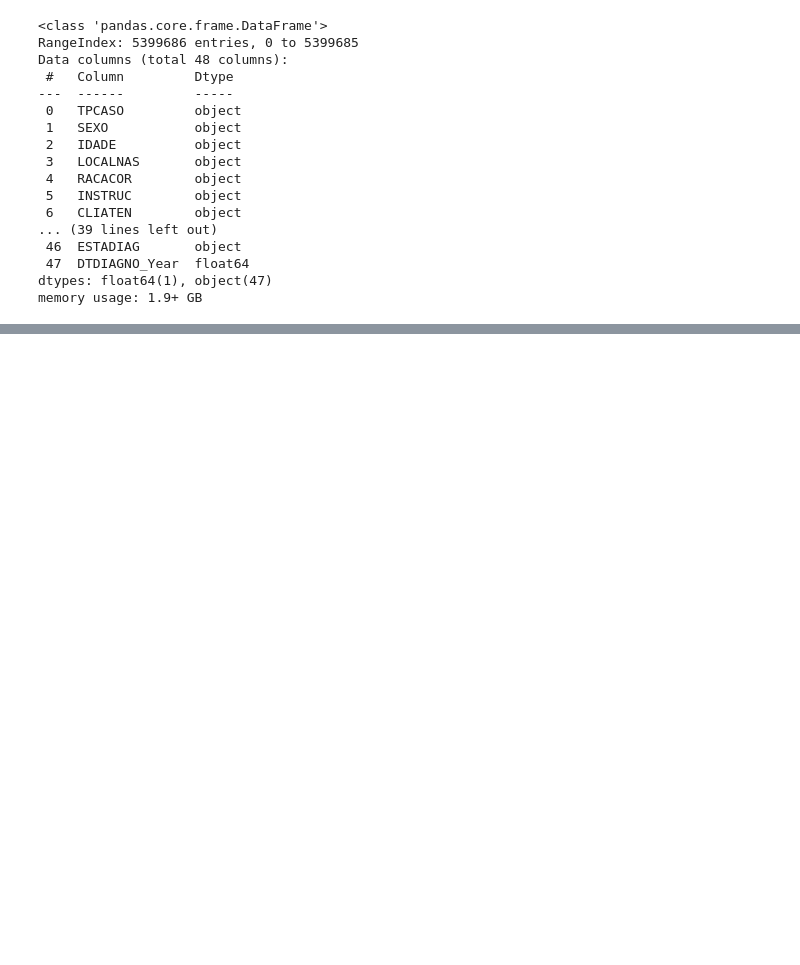
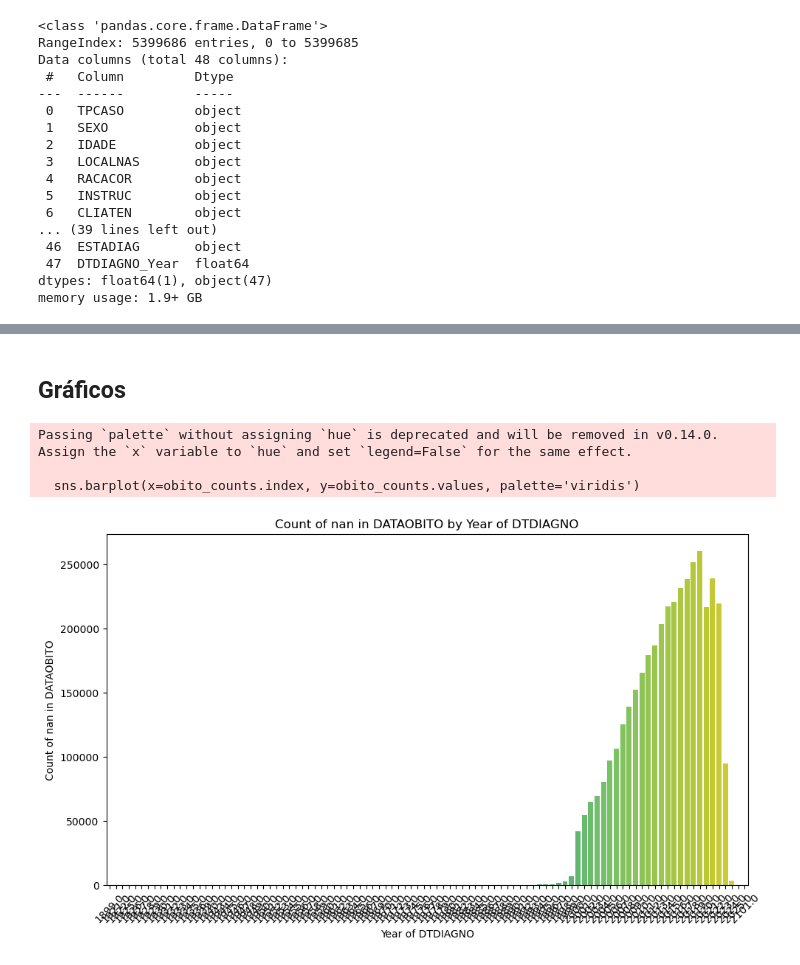
Before and after one commit to Data-Squad-ML/cancer_survival_prediction, a Jupyter notebook: src/cancer_brasil.ipynb, the cells around one changed output, grey strips where cells are left out. Saved outputs shown, nothing was run; the diff lists cells and outputs as text; code cells hidden in the pictures; blank space fills up the shorter version.

```diff
--- a/src/cancer_brasil.ipynb
+++ b/src/cancer_brasil.ipynb
@@ -62,0 +62,11 @@ Error:
+# %%
+# Convertendo colunas de datas para o formato datetime
+date_cols = ['ANOPRIDI', 'DTDIAGNO', 'DATAINITRT', 'DATAOBITO', 'DATAPRICON']
+
+for col in date_cols:
+    if col in data.columns:
+        data[col] = pd.to_datetime(
+            data[col],
+            format='%d/%m/%Y',
+            errors='coerce'
+        )
@@ -93,0 +180,22 @@ array(['888', '999', '11X', '310', '300', '100', '200', '210', '110',
+# %%
+#NOTE: NÃO CONSEGUI TESTAR, MEU KERNEL MORRE ANTES
+# Escolher PTNM > TNM > NaN
+def choose_tnm(ptnm, tnm):
+    if ptnm.notna():
+        return str(ptnm).strip()
+    if tnm.notna():
+        return str(tnm).strip()
+    return np.nan
+
+data['TNM_final'] = data.apply(
+    lambda row: choose_tnm(row['PTNM'], row['TNM']),
+    axis=1
+)
+
+# Decodificar T, N, M
+data['T_cat'] = data['TNM_final'].str[0]
+data['N_cat'] = data['TNM_final'].str[1]
+data['M_cat'] = data['TNM_final'].str[2]
+data.loc[data['TNM_final'].isna(), ['T_cat', 'N_cat', 'M_cat']] = np.nan
+
+data = data.drop(columns=['PTNM', 'TNM', 'TNM_final'])
@@ -93,0 +220,2 @@ array(['888', '999', '11X', '310', '300', '100', '200', '210', '110',
+# %% [markdown]
+## Gráficos
@@ -93,0 +309,16 @@ array(['888', '999', '11X', '310', '300', '100', '200', '210', '110',
+# %%
+data['DTDIAGNO_Year'] = pd.to_datetime(data['DTDIAGNO'], errors='coerce').dt.year
+obito_counts = data[data['DATAOBITO'].isna()].groupby('DTDIAGNO_Year').size()
+plt.figure(figsize=(10, 6))
+sns.barplot(x=obito_counts.index, y=obito_counts.values, palette='viridis')
+plt.title("Count of nan in DATAOBITO by Year of DTDIAGNO")
+plt.xlabel("Year of DTDIAGNO")
+plt.ylabel("Count of nan in DATAOBITO")
+plt.xticks(rotation=45)
+plt.tight_layout()
+plt.show()
+# %% [output]
+Passing `palette` without assigning `hue` is deprecated and will be removed in v0.14.0. Assign the `x` variable to `hue` and set `legend=False` for the same effect.
+
+  sns.barplot(x=obito_counts.index, y=obito_counts.values, palette='viridis')
+[figure, added]
```
Also changed, not shown: parts of 32 cells of this notebook.
